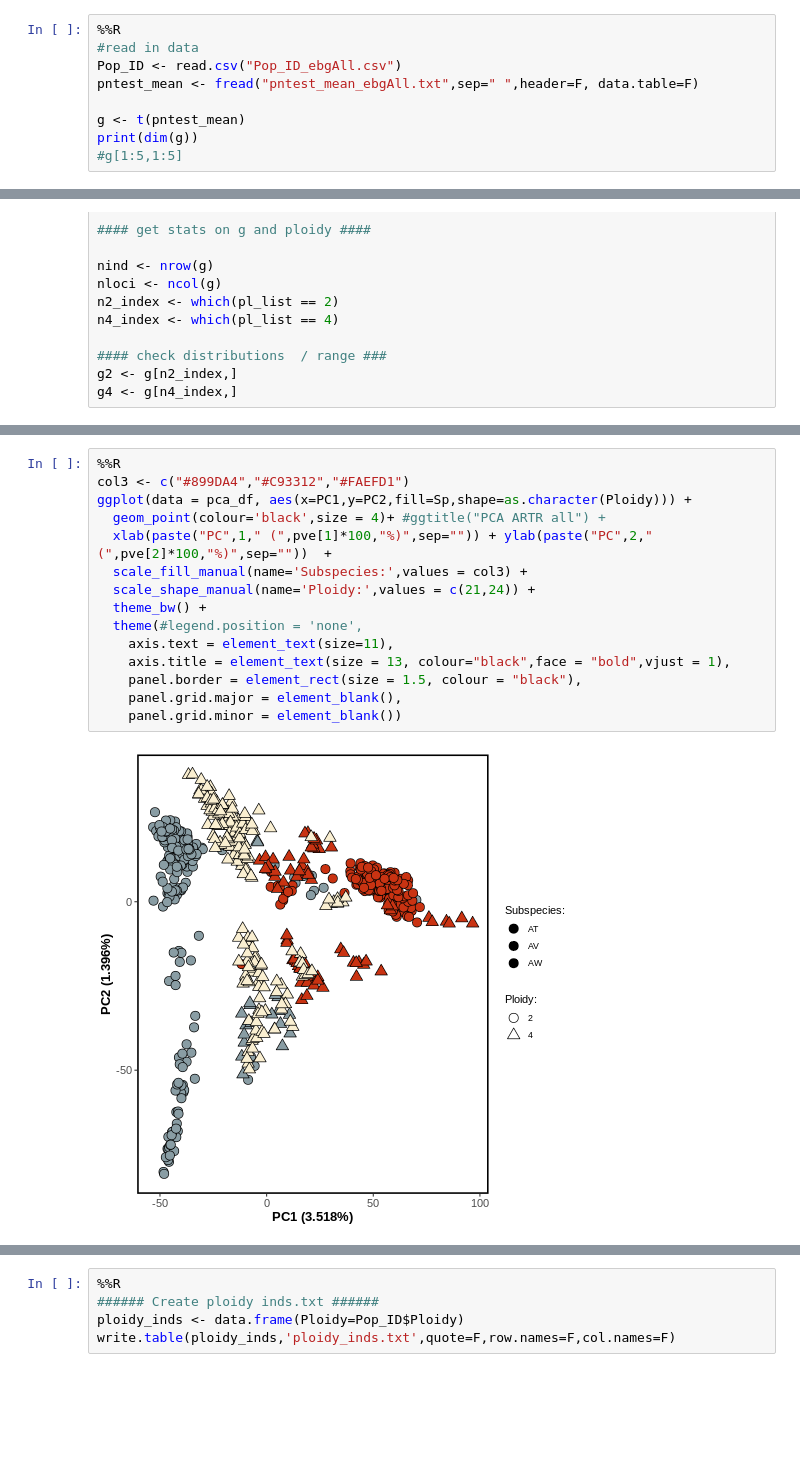
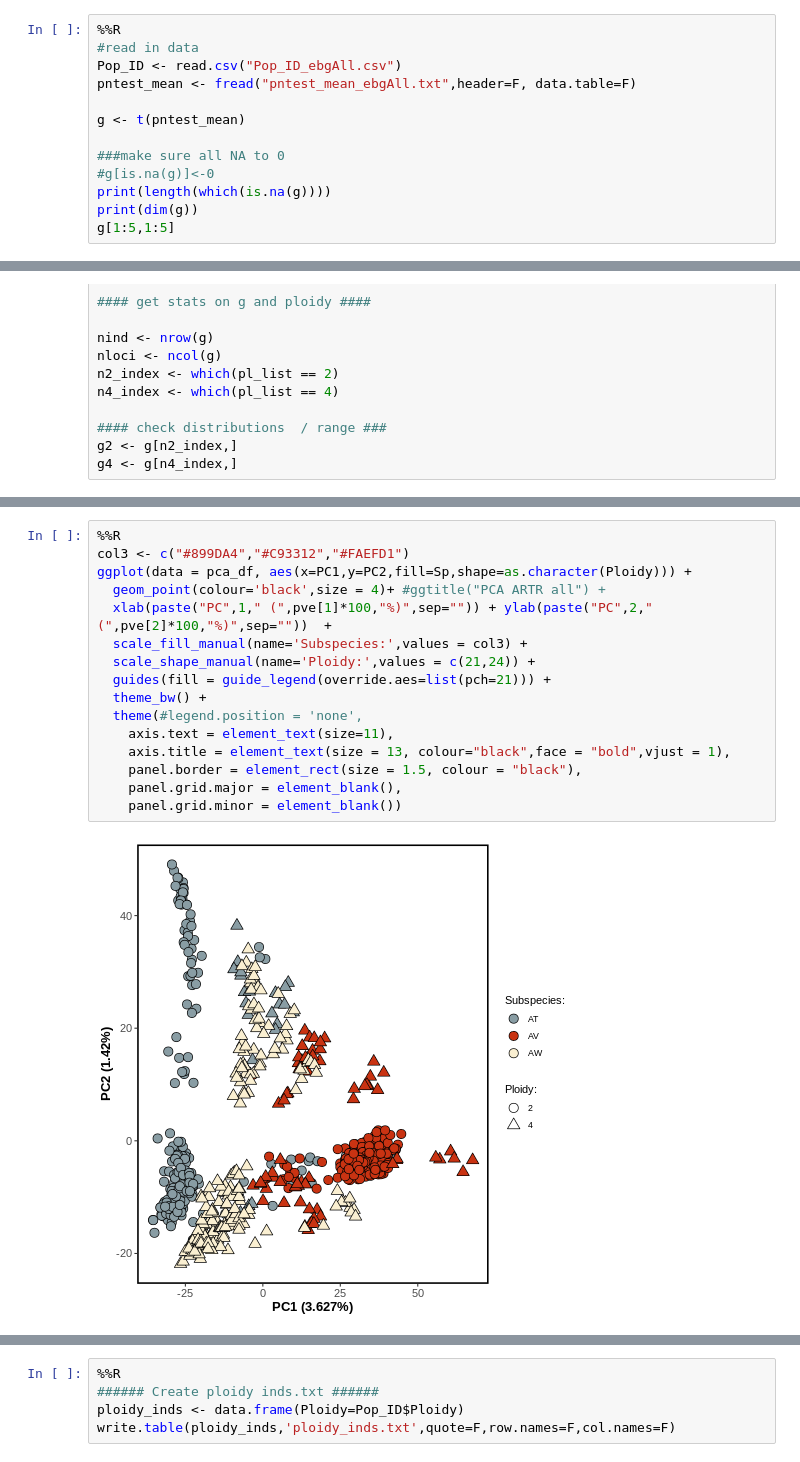
Before and after one commit to trevorfaske/ARTR_mixedploidy, a Jupyter notebook: 6entropy_sagebrush_ebgAll.ipynb, the cells around one changed output, grey strips where cells are left out. Cells and saved outputs as stored; diff of their text form; blank space fills up the shorter version.

```diff
--- a/6entropy_sagebrush_ebgAll.ipynb
+++ b/6entropy_sagebrush_ebgAll.ipynb
@@ -327,9 +343,13 @@ see mixed_ploidy_PCA.Rmd
 %%R
 #read in data
 Pop_ID <- read.csv("Pop_ID_ebgAll.csv")
-pntest_mean <- fread("pntest_mean_ebgAll.txt",sep=" ",header=F, data.table=F)
+pntest_mean <- fread("pntest_mean_ebgAll.txt",header=F, data.table=F)
 
 g <- t(pntest_mean)
+
+###make sure all NA to 0
+#g[is.na(g)]<-0
+print(length(which(is.na(g))))
 print(dim(g))
-#g[1:5,1:5]
+g[1:5,1:5]
 # %% [output]
@@ -382,20 +409,21 @@ Cumulative Proportion  0.03518 0.04914 0.05867 0.06647 0.07366
 # %%
 %%R
 col3 <- c("#899DA4","#C93312","#FAEFD1")
 ggplot(data = pca_df, aes(x=PC1,y=PC2,fill=Sp,shape=as.character(Ploidy))) +
   geom_point(colour='black',size = 4)+ #ggtitle("PCA ARTR all") +
   xlab(paste("PC",1," (",pve[1]*100,"%)",sep="")) + ylab(paste("PC",2," (",pve[2]*100,"%)",sep=""))  +
   scale_fill_manual(name='Subspecies:',values = col3) +
   scale_shape_manual(name='Ploidy:',values = c(21,24)) +
+  guides(fill = guide_legend(override.aes=list(pch=21))) +
   theme_bw() +
   theme(#legend.position = 'none',
     axis.text = element_text(size=11),
     axis.title = element_text(size = 13, colour="black",face = "bold",vjust = 1),
     panel.border = element_rect(size = 1.5, colour = "black"),
     panel.grid.major = element_blank(),
     panel.grid.minor = element_blank())
 # %% [output]
-[figure, old version]
+[figure, new version]
 # %%
 %%R
 #######################################################################################
```
Also changed, not shown: parts of 27 cells of this notebook, 2 other files.
